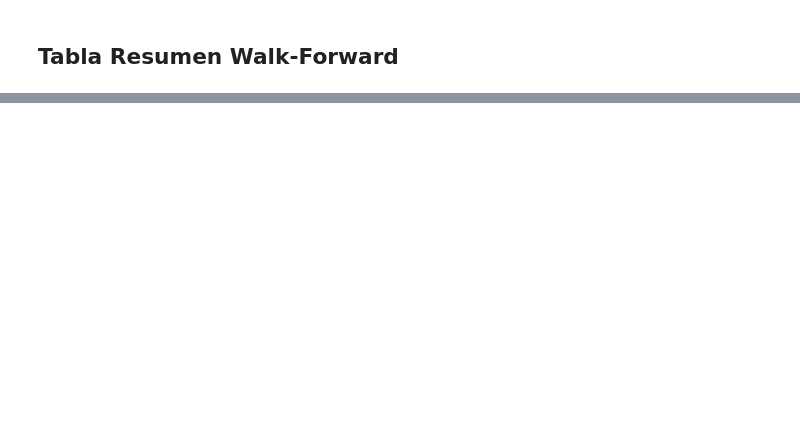
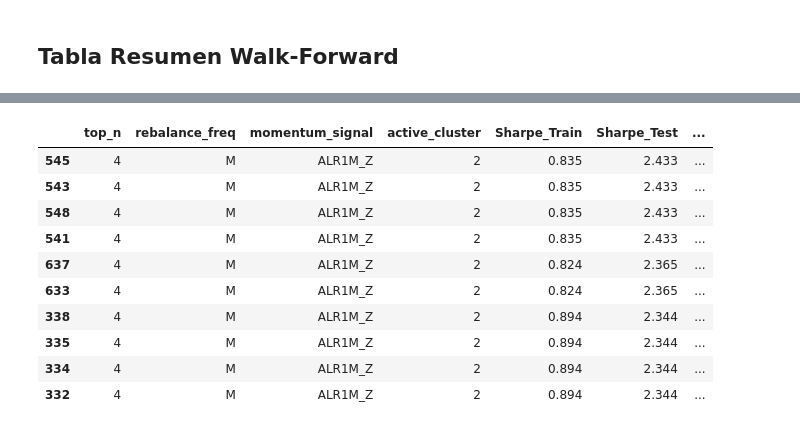
Before and after one commit to marespcue1/hybrid-momentum-anomaly-detection, a Jupyter notebook: notebooks/walk_forward_analysis.ipynb, the cells around one changed output, grey strips where cells are left out. Drawn from its saved outputs; the diff is of its cells as text; code cells hidden in the pictures; blank space fills up the shorter version.

```diff
--- a/notebooks/walk_forward_analysis.ipynb
+++ b/notebooks/walk_forward_analysis.ipynb
@@ -172,2 +172,79 @@ if df_wf is not None and not df_wf.empty:
 # %% [markdown]
 ## Tabla Resumen Walk-Forward
+# %%
+if df_wf is not None and not df_wf.empty:
+
+    # =========================================================
+    # RESUMEN GLOBAL
+    # =========================================================
+
+    print("=" * 70)
+    print("RESUMEN WALK-FORWARD")
+    print("=" * 70)
+
+    print(f"Número de configuraciones: {len(df_wf)}")
+
+    print(
+        f"Sharpe Test medio: "
+        f"{df_wf['Sharpe_Test'].mean():.3f}"
+    )
+
+    print(
+        f"Sharpe Test máximo: "
+        f"{df_wf['Sharpe_Test'].max():.3f}"
+    )
+
+    print(
+        f"Sharpe Train medio: "
+        f"{df_wf['Sharpe_Train'].mean():.3f}"
+    )
+
+    if 'Degradacion_Sharpe' in df_wf.columns:
+
+        print(
+            f"Degradación media: "
+            f"{df_wf['Degradacion_Sharpe'].mean():+.3f}"
+        )
+
+    # =========================================================
+    # TOP CONFIGS
+    # =========================================================
+
+    print("\n")
+    print("=" * 70)
+    print("TOP 10 CONFIGURACIONES OOS")
+    print("=" * 70)
+
+    cols_show = [
+        'top_n',
+        'rebalance_freq',
+        'momentum_signal',
+        'active_cluster',
+        'Sharpe_Train',
+        'Sharpe_Test',
+        'Degradacion_Sharpe',
+    ]
+
+    top10 = (
+        df_wf
+        .sort_values(
+            'Sharpe_Test',
+            ascending=False
+        )
+        .head(10)
+    )
+
+    display(
+        top10[cols_show]
+        .style
+        .format({
+            'Sharpe_Train': '{:.3f}',
+            'Sharpe_Test': '{:.3f}',
+            'Degradacion_Sharpe': '{:+.3f}',
+        })
+        .background_gradient(
+            subset=['Sharpe_Test'],
+            cmap='RdYlGn'
+        )
+    )
+# %% [output]
@@ -174,2 +264,13 @@ if df_wf is not None and not df_wf.empty:
+|  | top_n | rebalance_freq | momentum_signal | active_cluster | Sharpe_Train | Sharpe_Test | ... |
+| 545 | 4 | M | ALR1M_Z | 2 | 0.835 | 2.433 | ... |
+| 543 | 4 | M | ALR1M_Z | 2 | 0.835 | 2.433 | ... |
+| 548 | 4 | M | ALR1M_Z | 2 | 0.835 | 2.433 | ... |
+| 541 | 4 | M | ALR1M_Z | 2 | 0.835 | 2.433 | ... |
+| 637 | 4 | M | ALR1M_Z | 2 | 0.824 | 2.365 | ... |
+| 633 | 4 | M | ALR1M_Z | 2 | 0.824 | 2.365 | ... |
+| 338 | 4 | M | ALR1M_Z | 2 | 0.894 | 2.344 | ... |
+| 335 | 4 | M | ALR1M_Z | 2 | 0.894 | 2.344 | ... |
+| 334 | 4 | M | ALR1M_Z | 2 | 0.894 | 2.344 | ... |
+| 332 | 4 | M | ALR1M_Z | 2 | 0.894 | 2.344 | ... |
 # %%
 if df_wf is not None and not df_wf.empty:
```
Also changed, not shown: parts of 24 cells of this notebook, 2 other files.
